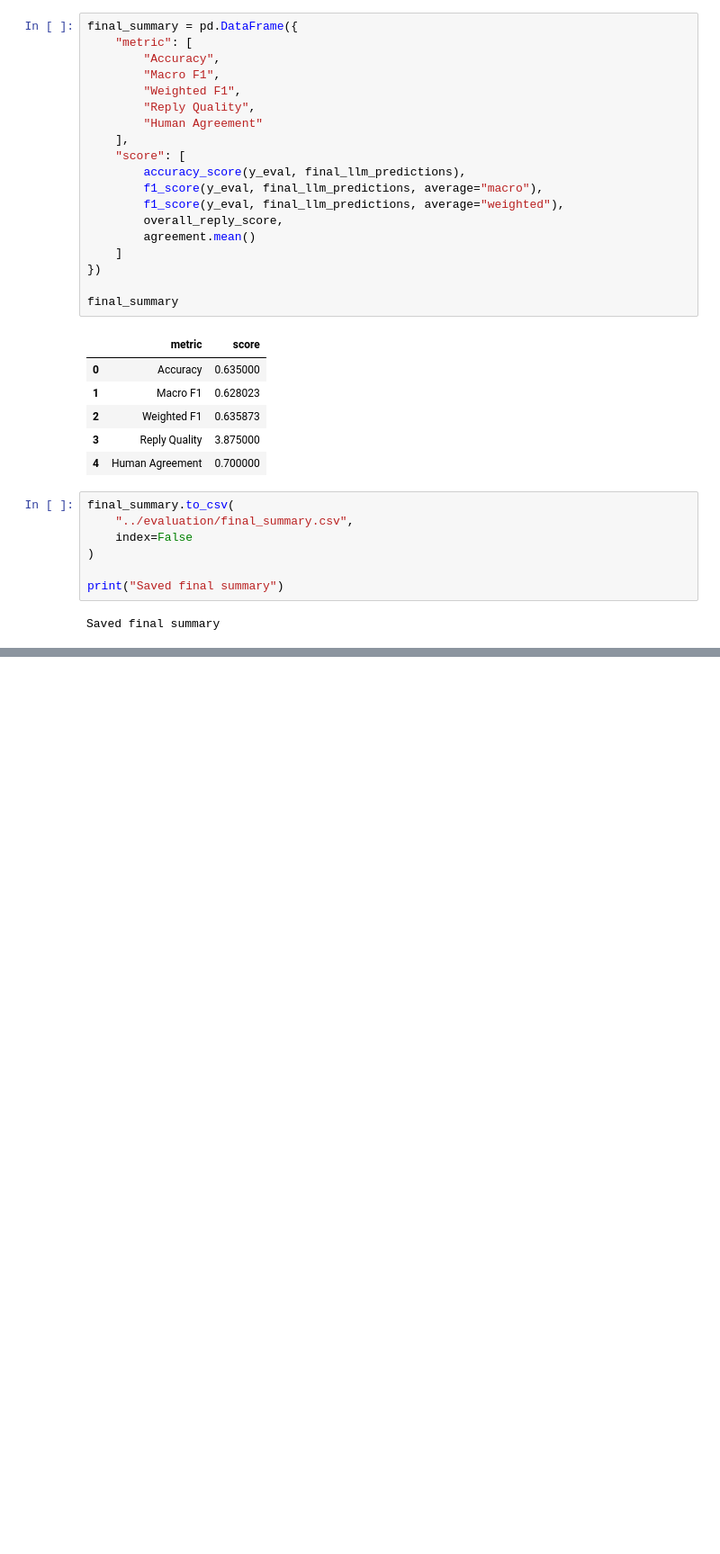
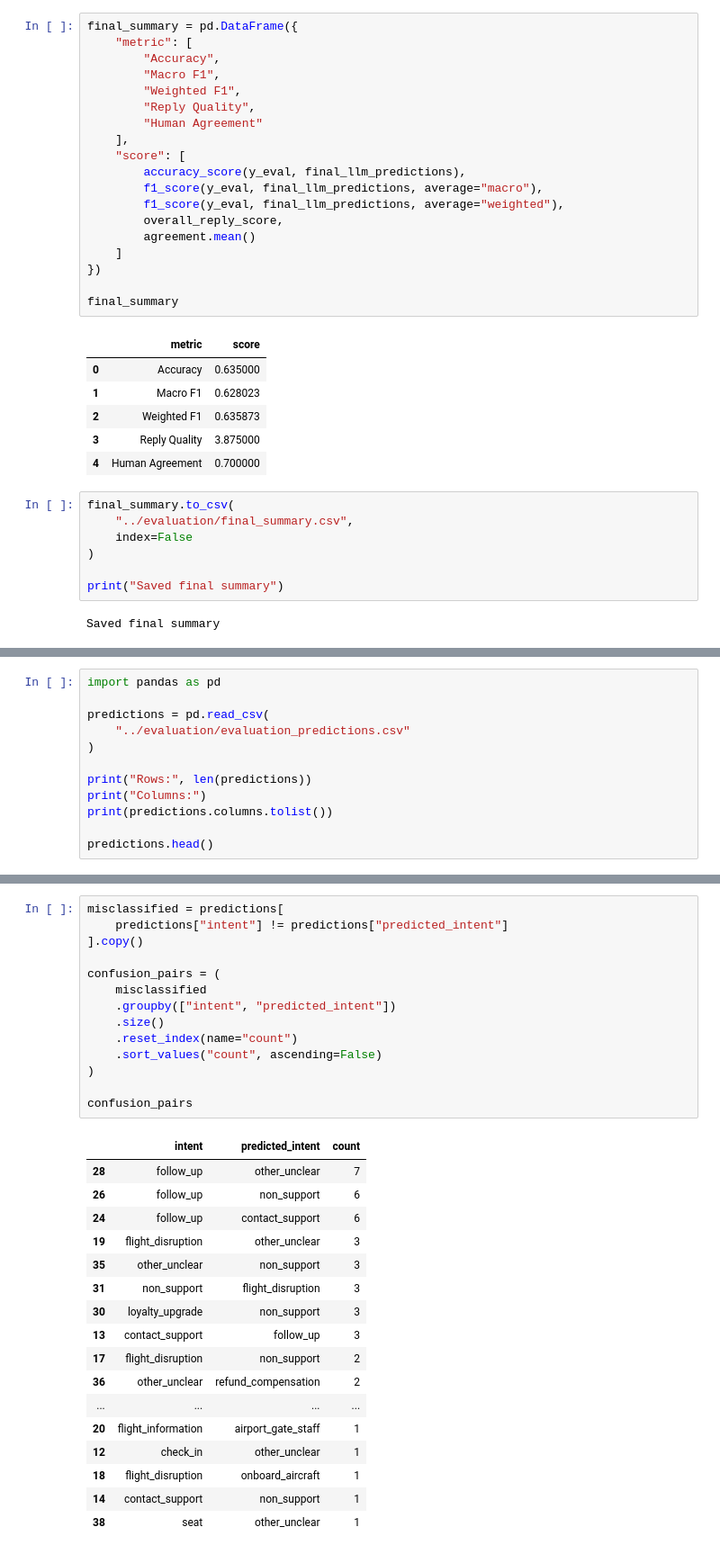
Before and after one commit to Samakcha/hiver_assignment, a Jupyter notebook: notebooks/03_evaluation.ipynb, the cells around one changed output, grey strips where cells are left out. Shown at 90% size. Drawn from its saved outputs; the diff is of its cells as text; blank space fills up the shorter version.

```diff
--- a/notebooks/03_evaluation.ipynb
+++ b/notebooks/03_evaluation.ipynb
@@ -630,0 +852,12 @@ Saved final summary
+# %%
+import pandas as pd
+
+predictions = pd.read_csv(
+    "../evaluation/evaluation_predictions.csv"
+)
+
+print("Rows:", len(predictions))
+print("Columns:")
+print(predictions.columns.tolist())
+
+predictions.head()
@@ -630,0 +874,32 @@ Saved final summary
+# %%
+misclassified = predictions[
+    predictions["intent"] != predictions["predicted_intent"]
+].copy()
+
+confusion_pairs = (
+    misclassified
+    .groupby(["intent", "predicted_intent"])
+    .size()
+    .reset_index(name="count")
+    .sort_values("count", ascending=False)
+)
+
+confusion_pairs
+# %% [output]
+|  | intent | predicted_intent | count |
+| 28 | follow_up | other_unclear | 7 |
+| 26 | follow_up | non_support | 6 |
+| 24 | follow_up | contact_support | 6 |
+| 19 | flight_disruption | other_unclear | 3 |
+| 35 | other_unclear | non_support | 3 |
+| 31 | non_support | flight_disruption | 3 |
+| 30 | loyalty_upgrade | non_support | 3 |
+| 13 | contact_support | follow_up | 3 |
+| 17 | flight_disruption | non_support | 2 |
+| 36 | other_unclear | refund_compensation | 2 |
+| ... | ... | ... | ... |
+| 20 | flight_information | airport_gate_staff | 1 |
+| 12 | check_in | other_unclear | 1 |
+| 18 | flight_disruption | onboard_aircraft | 1 |
+| 14 | contact_support | non_support | 1 |
+| 38 | seat | other_unclear | 1 |
```
Also changed, not shown: parts of 14 cells of this notebook, 7 other files.
